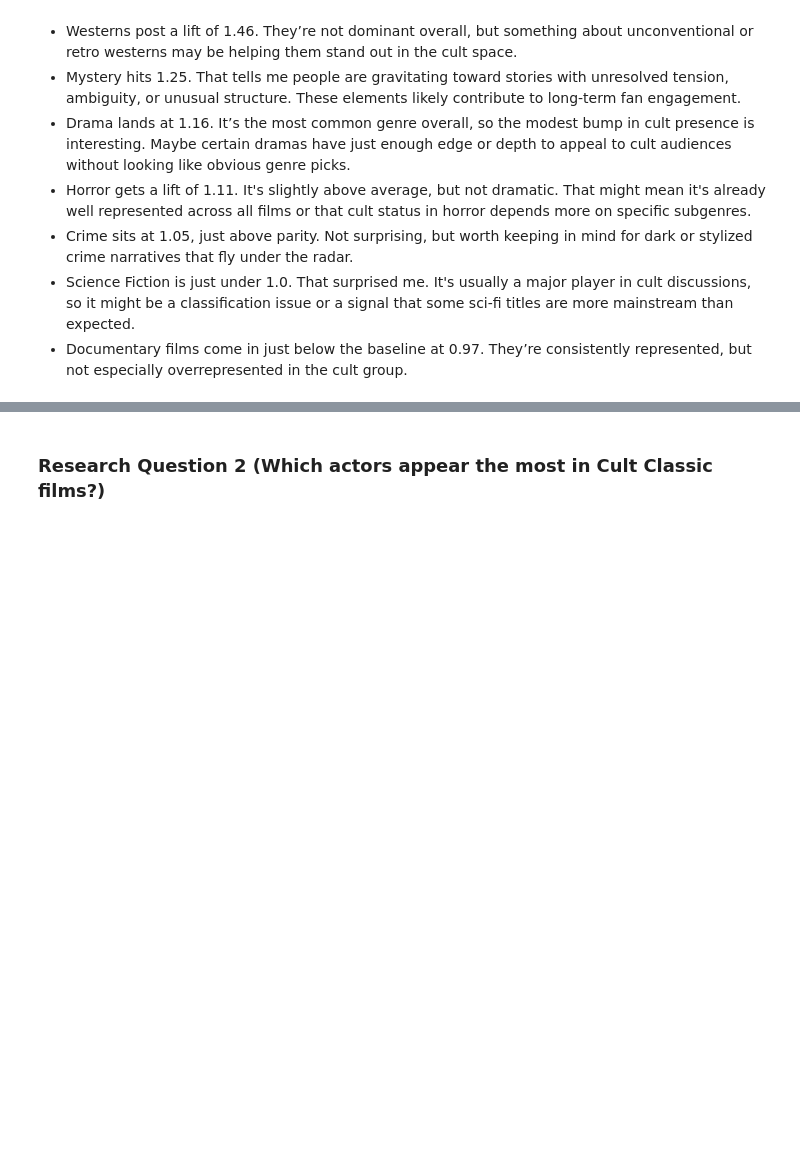
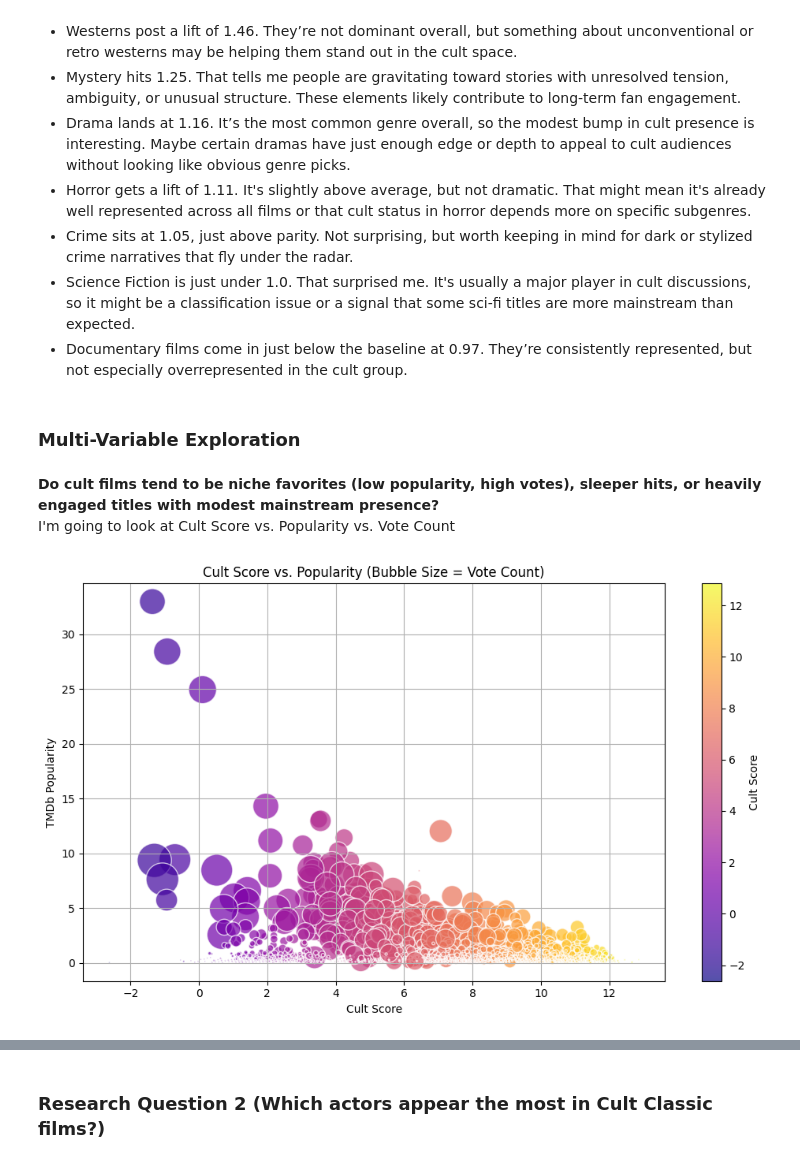
Before and after one commit to Andrew-Aleshire/TMDb-Movie-Dataset-Exploration, a Jupyter notebook: Investigate_a_Dataset.ipynb, the cells around one changed output, grey strips where cells are left out. Saved outputs shown, nothing was run; the diff lists cells and outputs as text; code cells hidden in the pictures; blank space fills up the shorter version.

```diff
--- a/Investigate_a_Dataset.ipynb
+++ b/Investigate_a_Dataset.ipynb
@@ -491,3 +512,36 @@ genre_lift.head(10)
 - Crime sits at 1.05, just above parity. Not surprising, but worth keeping in mind for dark or stylized crime narratives that fly under the radar.
 - Science Fiction is just under 1.0. That surprised me. It's usually a major player in cult discussions, so it might be a classification issue or a signal that some sci-fi titles are more mainstream than expected.
 - Documentary films come in just below the baseline at 0.97. They’re consistently represented, but not especially overrepresented in the cult group.
+# %% [markdown]
+### Multi-Variable Exploration
+# %% [markdown]
+__Do cult films tend to be niche favorites (low popularity, high votes), sleeper hits, or heavily engaged titles with modest mainstream presence?__<br>
+I'm going to look at Cult Score vs. Popularity vs. Vote Count
+# %%
+def plot_cult_popularity_vote(df, score_column='cult_score'):
+    """
+    Plots a scatter chart of cult_score vs. popularity,
+    sized by vote_count and colored by cult_score.
+    """
+    plt.figure(figsize=(10, 6))
+    scatter = plt.scatter(
+        df[score_column],
+        df['popularity'],
+        c=df[score_column],
+        s=df['vote_count'] / 10,  # scale vote count for point size
+        cmap='plasma',
+        alpha=0.7,
+        edgecolors='w'
+    )
+    plt.xlabel('Cult Score')
+    plt.ylabel('TMDb Popularity')
+    plt.title('Cult Score vs. Popularity (Bubble Size = Vote Count)')
+    cbar = plt.colorbar(scatter)
+    cbar.set_label('Cult Score')
+    plt.grid(True)
+    plt.tight_layout()
+    plt.show()
+# %%
+plot_cult_popularity_vote(df)
+# %% [output]
+[figure, added]
```
Also changed, not shown: parts of 11 cells of this notebook.
